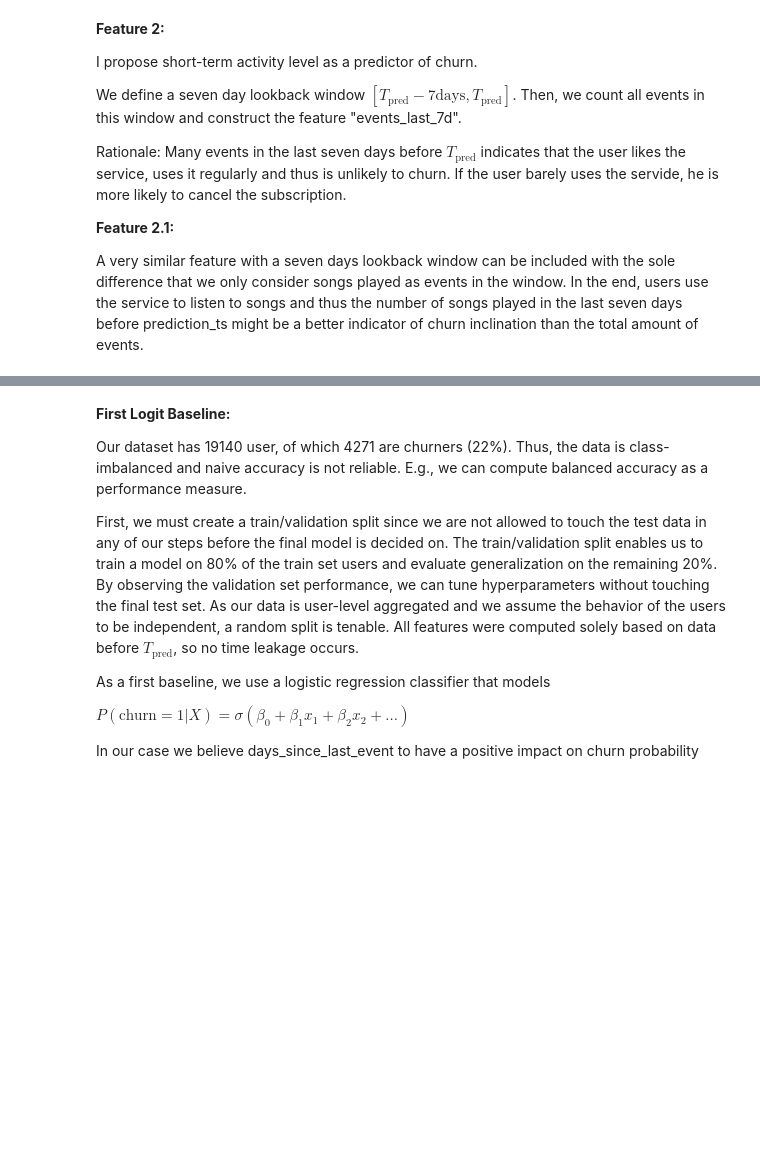
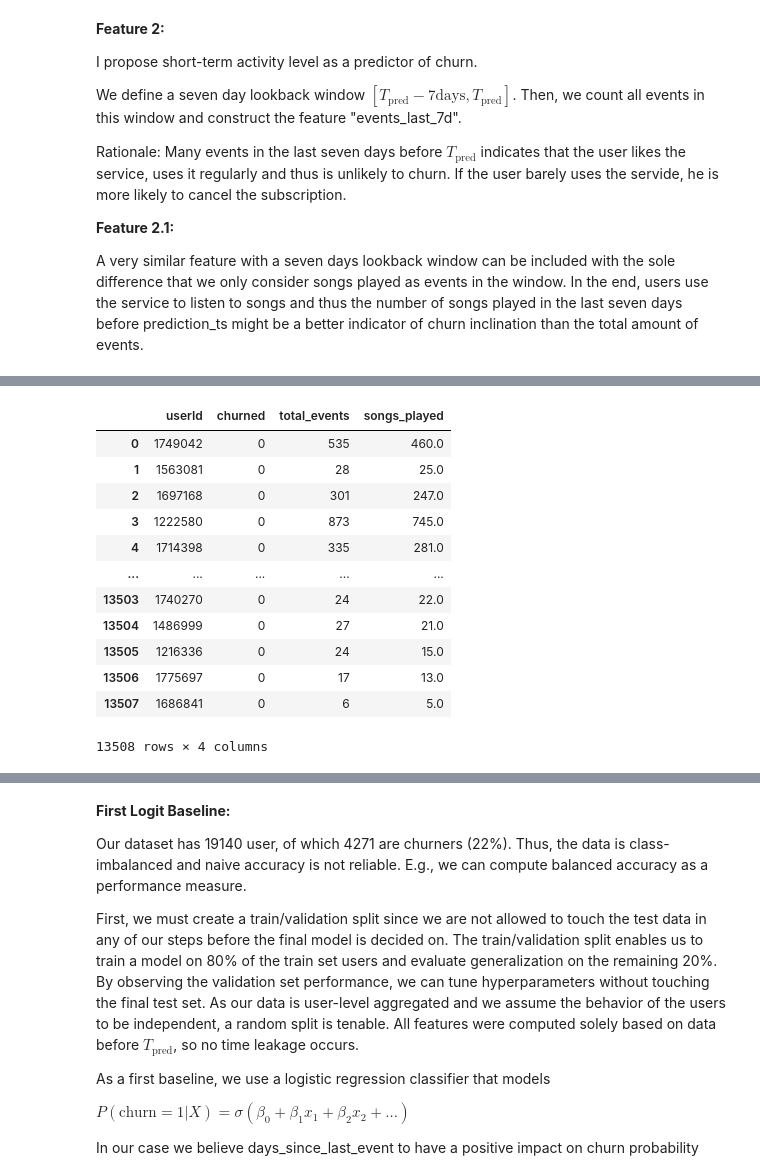
Before and after one commit to Conni2/churn_python, a Jupyter notebook: churn_FE_julius.ipynb, the cells around one changed output, grey strips where cells are left out. Saved outputs shown, nothing was run; the diff lists cells and outputs as text; code cells hidden in the pictures; blank space fills up the shorter version.

```diff
--- a/churn_FE_julius.ipynb
+++ b/churn_FE_julius.ipynb
@@ -81,3 +81,5 @@ Rationale: Many events in the last seven days before $T_\text{pred}$ indicates t
 **Feature 2.1:**
 
 A very similar feature with a seven days lookback window can be included with the sole difference that we only consider songs played as events in the window. In the end, users use the service to listen to songs and thus the number of songs played in the last seven days before prediction_ts might be a better indicator of churn inclination than the total amount of events.
+# %%
+df = train.copy()
@@ -83,0 +145,23 @@ A very similar feature with a seven days lookback window can be included with th
+# %%
+# create feature for observation window
+def create_features(df, observation_start, observation_end):
+    # Filter data for the observation window
+    obs_mask = (df['time'] >= observation_start) & (df['time'] < observation_end)
+    df_obs = df[obs_mask]
+
+    # Initialize feature DataFrame
+    user_ids = df_obs['userId'].unique()
+    features = pd.DataFrame({'userId': user_ids})
+
+    # Feature 1: Total events in observation window
+    total_events = df_obs.groupby('userId').size().reset_index(name='total_events')
+    features = features.merge(total_events, on='userId', how='left')
+
+    # Feature 2: number of songs played
+    songs_played = df_obs[df_obs['page'] == 'NextSong'].groupby('userId').size().reset_index(name='songs_played')
+    features = features.merge(songs_played, on='userId', how='left')
+
+    # Fill NaN values with 0
+    features.fillna(0, inplace=True)
+
+    return features
@@ -83,0 +172,16 @@ A very similar feature with a seven days lookback window can be included with th
+# %%
+user_data
+# %% [output]
+|  | userId | churned | total_events | songs_played |
+| 0 | 1749042 | 0 | 535 | 460.0 |
+| 1 | 1563081 | 0 | 28 | 25.0 |
+| 2 | 1697168 | 0 | 301 | 247.0 |
+| 3 | 1222580 | 0 | 873 | 745.0 |
+| 4 | 1714398 | 0 | 335 | 281.0 |
+| ... | ... | ... | ... | ... |
+| 13503 | 1740270 | 0 | 24 | 22.0 |
+| 13504 | 1486999 | 0 | 27 | 21.0 |
+| 13505 | 1216336 | 0 | 24 | 15.0 |
+| 13506 | 1775697 | 0 | 17 | 13.0 |
+| 13507 | 1686841 | 0 | 6 | 5.0 |
+13508 rows × 4 columns
```
Also changed, not shown: parts of 17 cells of this notebook.
